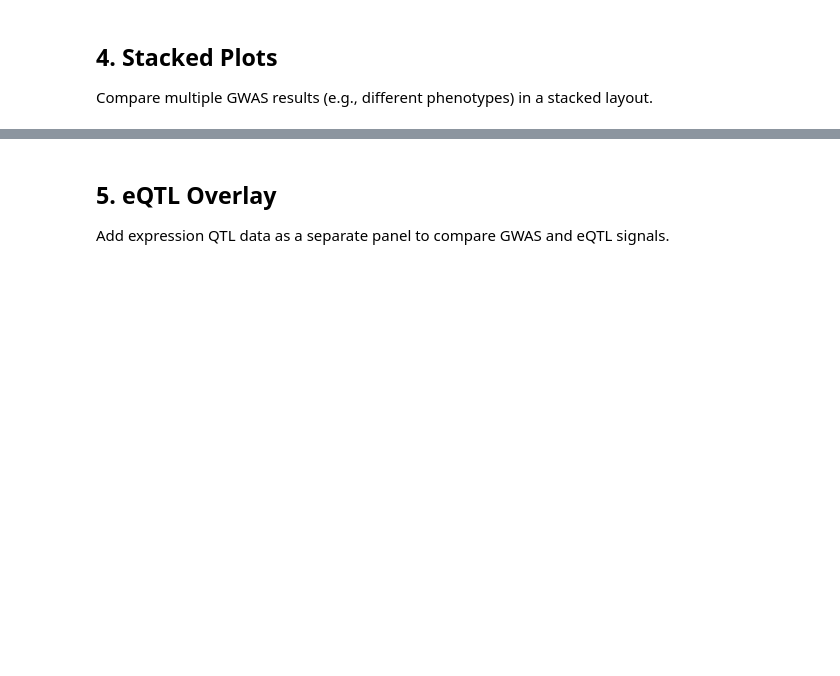
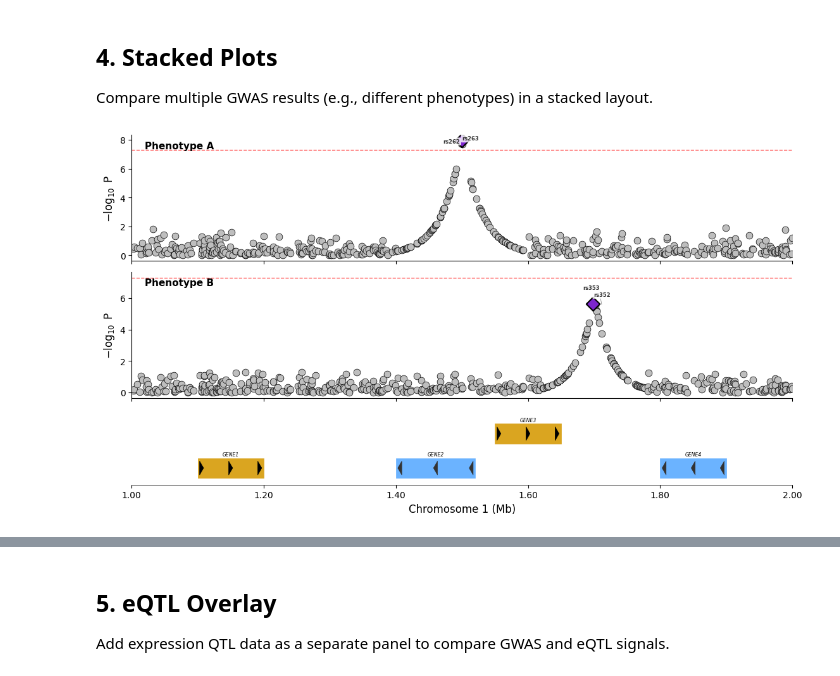
Before and after one commit to michael-denyer/pyLocusZoom, a Jupyter notebook: examples/getting_started.ipynb, the cells around one changed output, grey strips where cells are left out. Saved outputs shown, nothing was run; the diff lists cells and outputs as text; code cells hidden in the pictures; blank space fills up the shorter version.

```diff
--- a/examples/getting_started.ipynb
+++ b/examples/getting_started.ipynb
@@ -111,27 +179,29 @@ Compare multiple GWAS results (e.g., different phenotypes) in a stacked layout.
 # %%
 # Create a second GWAS with different peak
 gwas_df2 = gwas_df.copy()
 gwas_df2['p_wald'] = np.ones(n_snps) * 0.5
 peak_center2 = 1_700_000
 for i, pos in enumerate(positions):
     dist = abs(pos - peak_center2)
     if dist < 80_000:
         gwas_df2.loc[i, 'p_wald'] = 10 ** -(6 * np.exp(-dist / 25_000))
     else:
         gwas_df2.loc[i, 'p_wald'] = np.random.uniform(0.05, 1)
 
 # Create stacked plot
 plotter = LocusZoomPlotter(species="canine", log_level=None)
 
 fig = plotter.plot_stacked(
     [gwas_df, gwas_df2],
     chrom=1,
     start=1_000_000,
     end=2_000_000,
     panel_labels=["Phenotype A", "Phenotype B"],
     genes_df=genes_df,
     show_recombination=False,
     label_top_n=2,
 )
 
-fig.show()
+fig
+# %% [output]
+[figure, added]
```
Also changed, not shown: parts of 22 cells of this notebook, 19 other files.
